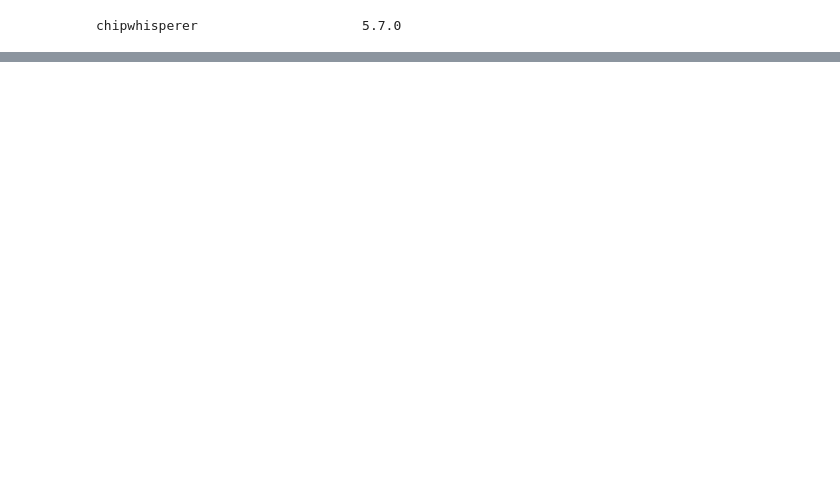
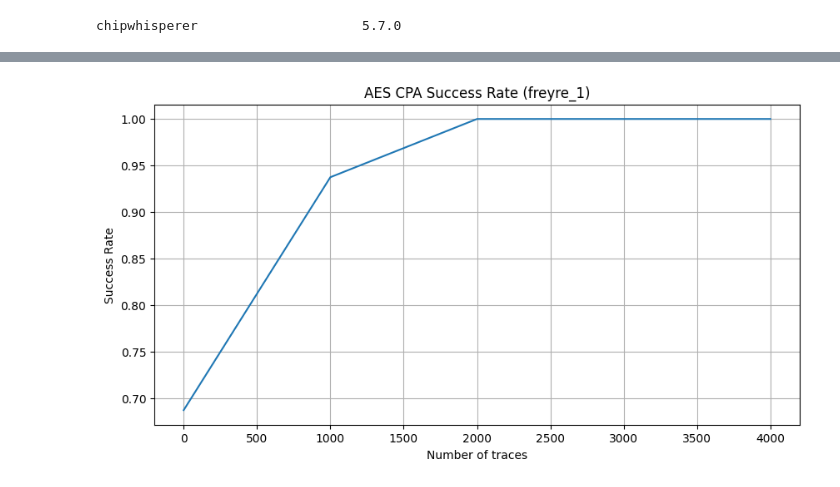
Before and after one commit to edge-group-polito/Side-Channel-Dojo, a Jupyter notebook: sw/sca_python/AES_HW/sr_aes_hw.ipynb, the cells around one changed output, grey strips where cells are left out. Cells and saved outputs as stored; diff of their text form; code cells hidden in the pictures; blank space fills up the shorter version.

```diff
--- a/sw/sca_python/AES_HW/sr_aes_hw.ipynb
+++ b/sw/sca_python/AES_HW/sr_aes_hw.ipynb
@@ -228,0 +288,36 @@ Generating success rate plot...
+# %%
+import json
+
+def save_results(success_rates, resolution, filename):
+    data = {
+        "success_rates": success_rates,
+        "resolution": resolution
+    }
+    with open(filename, "w") as f:
+        json.dump(data, f)
+
+def load_results(filename):
+    with open(filename, "r") as f:
+        return json.load(f)
+
+# Set cache_file name based on resolution
+cache_file = f"../../notebook/examples/aes/cache/AES_{sbox_id}_success_rate_{resolution}.json"
+# Save results to cache
+save_results(success_rate, resolution, cache_file)
+# %%
+data = load_results(cache_file)
+success_rate = data["success_rates"]
+resolution = data["resolution"]
+
+# x-axis in number of traces
+xrange = [i * resolution for i in range(len(success_rate))]
+
+plt.figure(figsize=(10, 5))
+plt.plot(xrange, success_rate)
+plt.xlabel("Number of traces")
+plt.ylabel("Success Rate")
+plt.title(f"AES CPA Success Rate ({sbox_id})")
+plt.grid(True)
+plt.show()
+# %% [output]
+[figure, added]
```
Also changed, not shown: parts of 6 cells of this notebook, 17 other files.
